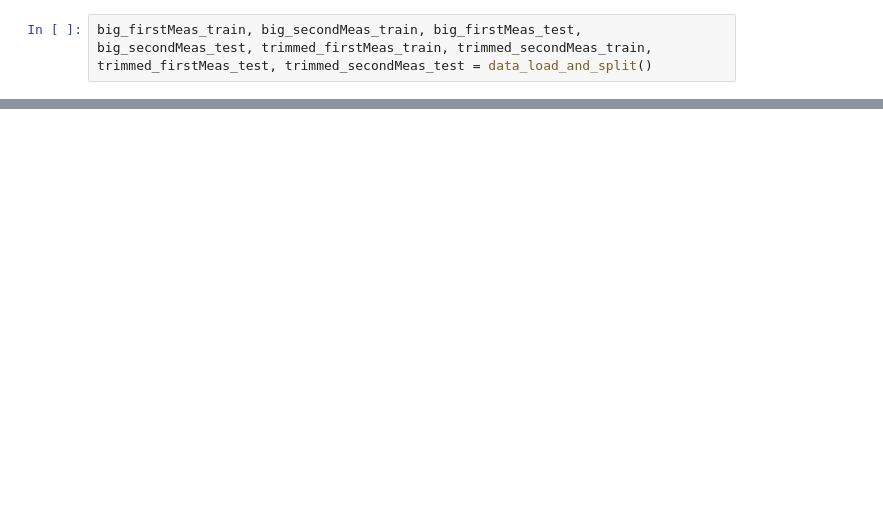
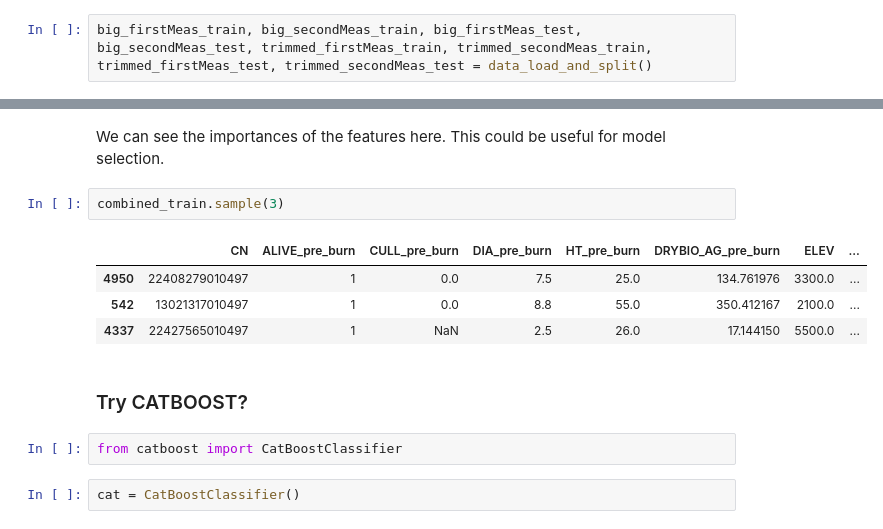
Before and after one commit to hbclad/Erdos_Trees, a Jupyter notebook: machine_learning/Henry_Analysis.ipynb, the cells around one changed output, grey strips where cells are left out. Saved outputs shown, nothing was run; the diff lists cells and outputs as text; blank space fills up the shorter version.

Commit message:
tree models

```diff
--- a/machine_learning/Henry_Analysis.ipynb
+++ b/machine_learning/Henry_Analysis.ipynb
@@ -18,0 +111,15 @@ combined_train =data_merge(trimmed_firstMeas_train, trimmed_secondMeas_train)
+# %% [markdown]
+We can see the importances of the features here.  This could be useful for model selection.
+# %%
+combined_train.sample(3)
+# %% [output]
+|  | CN | ALIVE_pre_burn | CULL_pre_burn | DIA_pre_burn | HT_pre_burn | DRYBIO_AG_pre_burn | ELEV | ... |
+| 4950 | 22408279010497 | 1 | 0.0 | 7.5 | 25.0 | 134.761976 | 3300.0 | ... |
+| 542 | 13021317010497 | 1 | 0.0 | 8.8 | 55.0 | 350.412167 | 2100.0 | ... |
+| 4337 | 22427565010497 | 1 | NaN | 2.5 | 26.0 | 17.144150 | 5500.0 | ... |
+# %% [markdown]
+### Try CATBOOST?
+# %%
+from catboost import CatBoostClassifier
+# %%
+cat = CatBoostClassifier()
```
Also changed, not shown: parts of 18 cells of this notebook.
